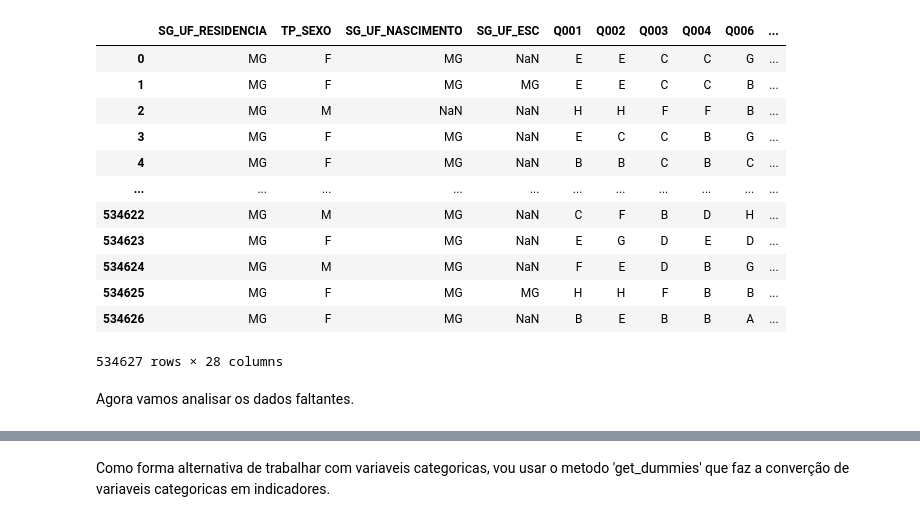
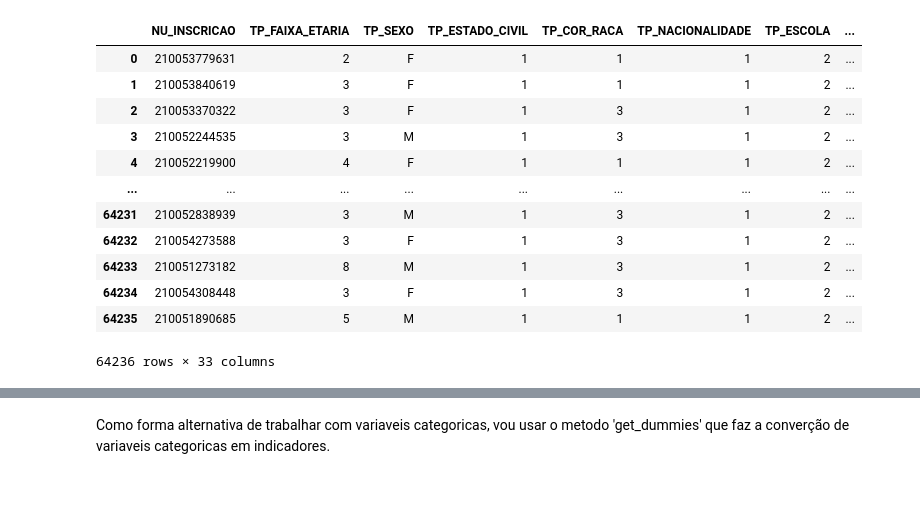
Before and after one commit to leandrosantana09/enem, a Jupyter notebook: object_base.ipynb, the cells around one changed output, grey strips where cells are left out. Drawn from its saved outputs; the diff is of its cells as text; code cells hidden in the pictures; blank space fills up the shorter version.

```diff
--- a/object_base.ipynb
+++ b/object_base.ipynb
@@ -8,6 +8,4 @@ from info_apoio import columns_null
 # %%
-base = pd.read_csv("DADOS\dado_mg.csv",
-                   sep=';'
-                   )
+base = pd.read_csv('base_mg_object.csv')
 base.head()
 # %% [output]
@@ -54,21 +32,27 @@ colunas_drop = ['NO_MUNICIPIO_RESIDENCIA', 'NO_MUNICIPIO_NASCIMENTO', 'NO_MUNICI
+# %%
+# colunas sem interferencia significativa
+
+colunas_drop = ['TP_DEPENDENCIA_ADM_ESC', 'TP_LOCALIZACAO_ESC', 'TP_SIT_FUNC_ESC',
+                'CO_MUNICIPIO_PROVA', 'NO_MUNICIPIO_PROVA', 'CO_UF_PROVA',
+                'SG_UF_PROVA', 'TP_PRESENCA_CN', 'TP_PRESENCA_CH', 'TP_PRESENCA_LC',
+                'TP_PRESENCA_MT', 'CO_PROVA_CN', 'CO_PROVA_CH', 'CO_PROVA_LC',
+                'CO_PROVA_MT', 'TP_FAIXA_ETARIA']
 # %%
-base_object.drop(columns = colunas_drop, # Removendo as colunas da lista 'colunas_drop'
-                 inplace=True            # Salvando as alterações feitas
-                 )
-base_object
+base.drop(columns = colunas_drop, # Removendo as colunas da lista 'colunas_drop'
+          inplace=True            # Salvando as alterações feitas
+          )
+base
 # %% [output]
-|  | SG_UF_RESIDENCIA | TP_SEXO | SG_UF_NASCIMENTO | SG_UF_ESC | Q001 | Q002 | Q003 | Q004 | Q006 | ... |
-| 0 | MG | F | MG | NaN | E | E | C | C | G | ... |
-| 1 | MG | F | MG | MG | E | E | C | C | B | ... |
-| 2 | MG | M | NaN | NaN | H | H | F | F | B | ... |
-| 3 | MG | F | MG | NaN | E | C | C | B | G | ... |
-| 4 | MG | F | MG | NaN | B | B | C | B | C | ... |
-| ... | ... | ... | ... | ... | ... | ... | ... | ... | ... | ... |
-| 534622 | MG | M | MG | NaN | C | F | B | D | H | ... |
-| 534623 | MG | F | MG | NaN | E | G | D | E | D | ... |
-| 534624 | MG | M | MG | NaN | F | E | D | B | G | ... |
-| 534625 | MG | F | MG | MG | H | H | F | B | B | ... |
-| 534626 | MG | F | MG | NaN | B | E | B | B | A | ... |
+|  | NU_INSCRICAO | TP_FAIXA_ETARIA | TP_SEXO | TP_ESTADO_CIVIL | TP_COR_RACA | TP_NACIONALIDADE | TP_ESCOLA | ... |
+| 0 | 210053779631 | 2 | F | 1 | 1 | 1 | 2 | ... |
+| 1 | 210053840619 | 3 | F | 1 | 1 | 1 | 2 | ... |
+| 2 | 210053370322 | 3 | F | 1 | 3 | 1 | 2 | ... |
+| 3 | 210052244535 | 3 | M | 1 | 3 | 1 | 2 | ... |
+| 4 | 210052219900 | 4 | F | 1 | 1 | 1 | 2 | ... |
+| ... | ... | ... | ... | ... | ... | ... | ... | ... |
+| 64231 | 210052838939 | 3 | M | 1 | 3 | 1 | 2 | ... |
+| 64232 | 210054273588 | 3 | F | 1 | 3 | 1 | 2 | ... |
+| 64233 | 210051273182 | 8 | M | 1 | 3 | 1 | 2 | ... |
+| 64234 | 210054308448 | 3 | F | 1 | 3 | 1 | 2 | ... |
+| 64235 | 210051890685 | 5 | M | 1 | 1 | 1 | 2 | ... |
-534627 rows × 28 columns
+64236 rows × 33 columns
-# %% [markdown]
-Agora vamos analisar os dados faltantes.
```
Also changed, not shown: parts of 28 cells of this notebook, 5 other files.
